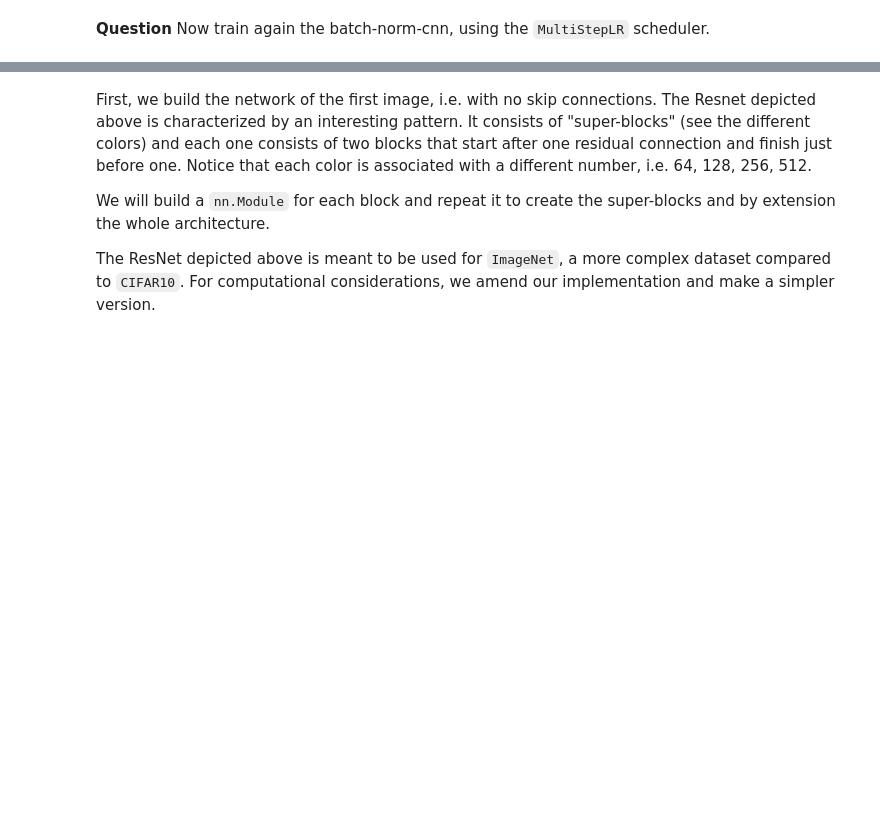
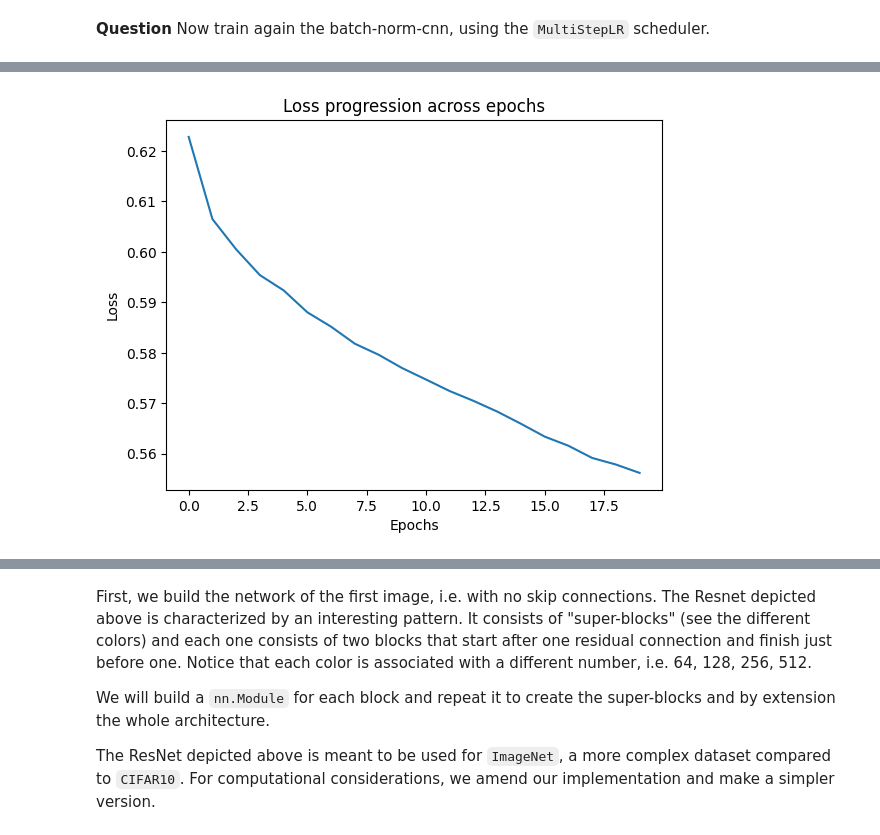
Before and after one commit to AleCardinale/Fundamentals-Inference-Learning, a Jupyter notebook: TP10/training_a_big_network.ipynb, the cells around one changed output, grey strips where cells are left out. Drawn from its saved outputs; the diff is of its cells as text; code cells hidden in the pictures; blank space fills up the shorter version.

```diff
--- a/TP10/training_a_big_network.ipynb
+++ b/TP10/training_a_big_network.ipynb
@@ -564,2 +827,19 @@ Two common schedulers are [`MultiStepLR`][MultiStepLR] and [`ReduceLROnPlateau`]
 # %% [markdown]
 **Question** Now train again the batch-norm-cnn, using the `MultiStepLR` scheduler.
+# %%
+optimizer = torch.optim.SGD(batchNorm_cnn.parameters(), lr=0.1)
+
+scheduler = torch.optim.lr_scheduler.MultiStepLR(
+    optimizer,
+    milestones=[25, 30],
+    gamma=0.1,
+)
+
+losses, _, _ = fit(
+        batchNorm_cnn,
+        train_dataloader = train_dataloader,
+        optimizer = optimizer,
+        epochs = 20,
+        device = DEVICE,
+        scheduler_lr=scheduler,
+)
@@ -566,3 +872,7 @@ Two common schedulers are [`MultiStepLR`][MultiStepLR] and [`ReduceLROnPlateau`]
+# %%
+plot_loss(losses)
+# %% [output]
+[figure, added]
 # %% [markdown]
 ## Residual connections
 
```
Also changed, not shown: parts of 26 cells of this notebook.
